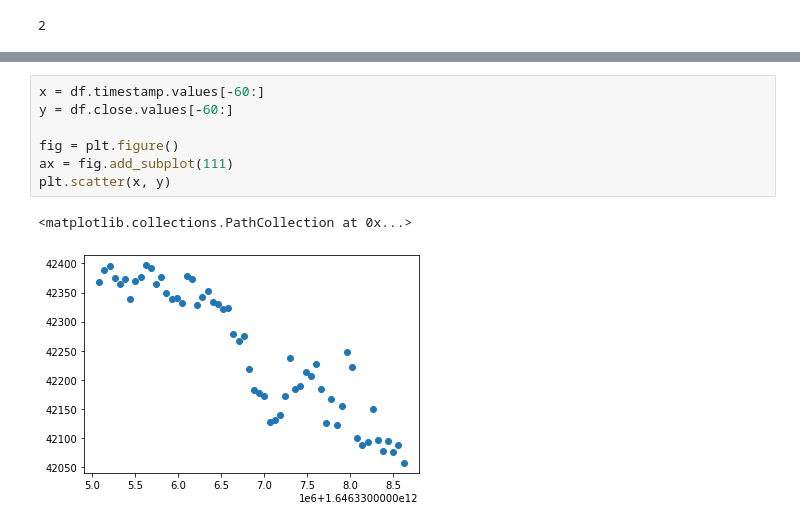
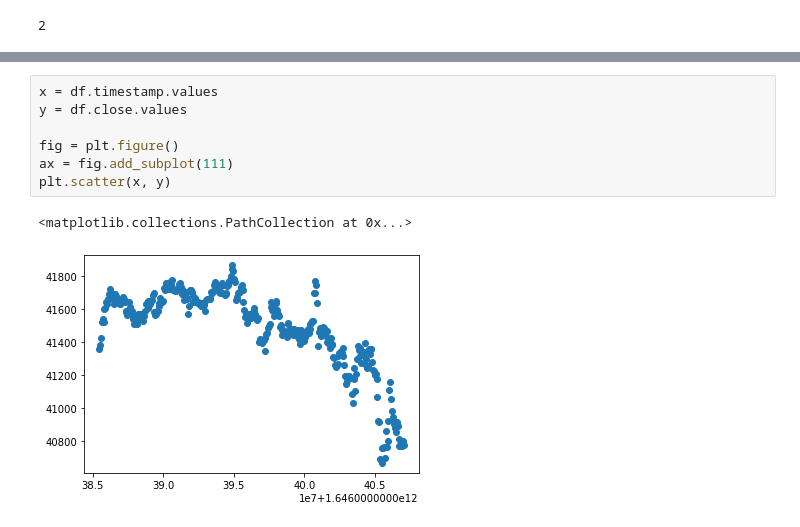
Before and after one commit to sistelca/pythonscripts, a Jupyter notebook: Estimacion_tendencia.ipynb, the cells around one changed output, grey strips where cells are left out. Drawn from its saved outputs; the diff is of its cells as text.

```diff
--- a/Estimacion_tendencia.ipynb
+++ b/Estimacion_tendencia.ipynb
@@ -146,11 +148,11 @@ ax.legend(('RootMSErr', 'MAE'))
 # %%
-x = df.timestamp.values[-60:]
-y = df.close.values[-60:]
+x = df.timestamp.values
+y = df.close.values
 
 fig = plt.figure()
 ax = fig.add_subplot(111)
 plt.scatter(x, y)
 # %% [output]
 <matplotlib.collections.PathCollection at 0x...>
-[figure, old version]
+[figure, new version]
 # %%
```
Also changed, not shown: parts of 7 cells of this notebook.
